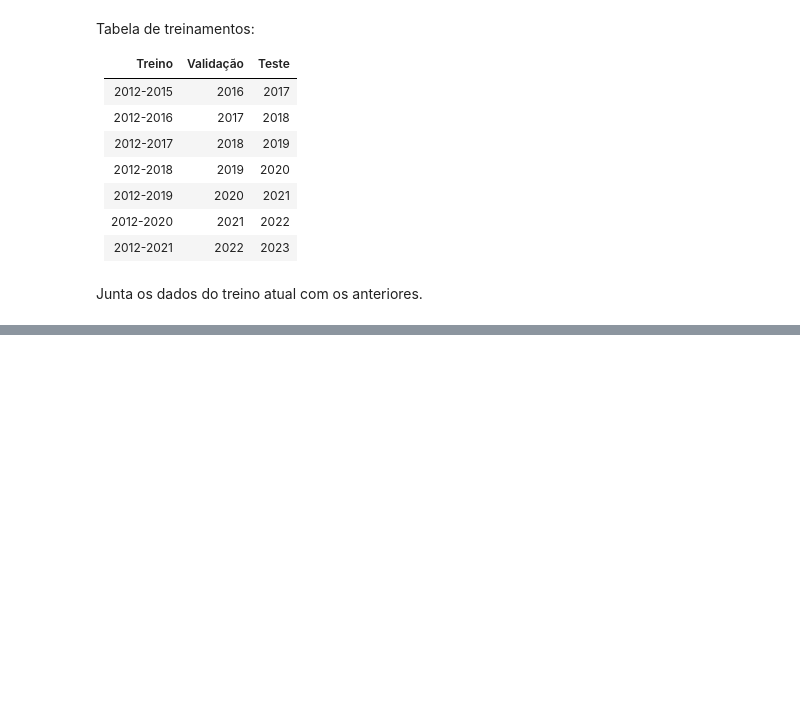
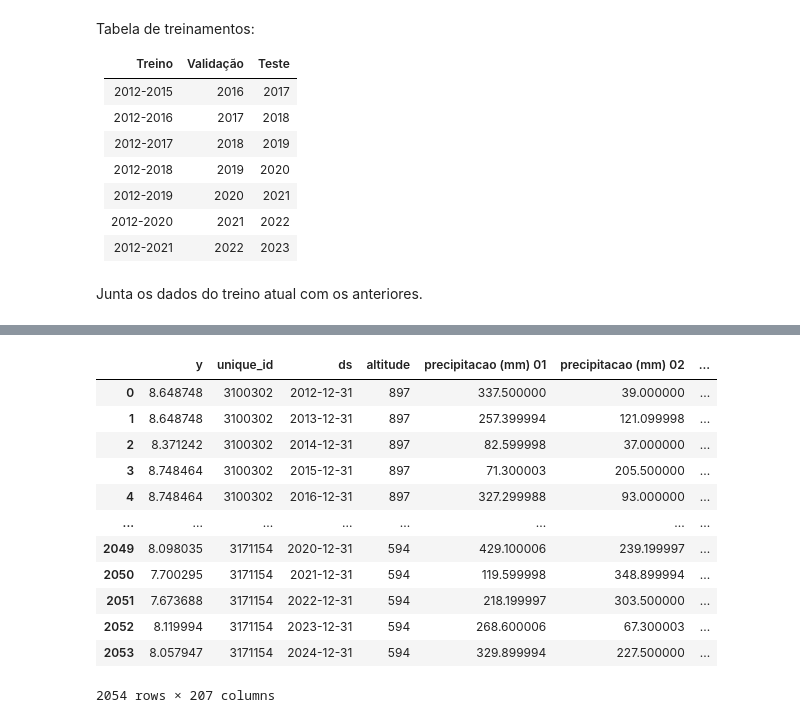
Before and after one commit to MarcosVeniciu/Producao-de-cafe-MG, a Jupyter notebook: LSTM_Coffee_Production_Prediction_with_Machine_Learning_in_Minas_Gerais.ipynb, the cells around one changed output, grey strips where cells are left out. Drawn from its saved outputs; the diff is of its cells as text; code cells hidden in the pictures; blank space fills up the shorter version.

```diff
--- a/LSTM_Coffee_Production_Prediction_with_Machine_Learning_in_Minas_Gerais.ipynb
+++ b/LSTM_Coffee_Production_Prediction_with_Machine_Learning_in_Minas_Gerais.ipynb
@@ -249,6 +249,6 @@ def plot_losses(csv_path):
 # %% [markdown]
 # Preparar dataset
 # %%
-dataset = pd.read_csv('Dataset/V0/dataset_v0.csv')
+dataset = pd.read_csv('Dataset/V17/dataset_v17.csv')
 print(f"Total de dados: {len(dataset)}")
 # %% [output]
@@ -959,0 +1117,16 @@ df.to_csv("predicoes_modelos_municipio.csv")
+# %%
+dataset
+# %% [output]
+|  | y | unique_id | ds | altitude | precipitacao (mm) 01 | precipitacao (mm) 02 | ... |
+| 0 | 8.648748 | 3100302 | 2012-12-31 | 897 | 337.500000 | 39.000000 | ... |
+| 1 | 8.648748 | 3100302 | 2013-12-31 | 897 | 257.399994 | 121.099998 | ... |
+| 2 | 8.371242 | 3100302 | 2014-12-31 | 897 | 82.599998 | 37.000000 | ... |
+| 3 | 8.748464 | 3100302 | 2015-12-31 | 897 | 71.300003 | 205.500000 | ... |
+| 4 | 8.748464 | 3100302 | 2016-12-31 | 897 | 327.299988 | 93.000000 | ... |
+| ... | ... | ... | ... | ... | ... | ... | ... |
+| 2049 | 8.098035 | 3171154 | 2020-12-31 | 594 | 429.100006 | 239.199997 | ... |
+| 2050 | 7.700295 | 3171154 | 2021-12-31 | 594 | 119.599998 | 348.899994 | ... |
+| 2051 | 7.673688 | 3171154 | 2022-12-31 | 594 | 218.199997 | 303.500000 | ... |
+| 2052 | 8.119994 | 3171154 | 2023-12-31 | 594 | 268.600006 | 67.300003 | ... |
+| 2053 | 8.057947 | 3171154 | 2024-12-31 | 594 | 329.899994 | 227.500000 | ... |
+2054 rows × 207 columns
```
Also changed, not shown: parts of 29 cells of this notebook, 5 other files.
